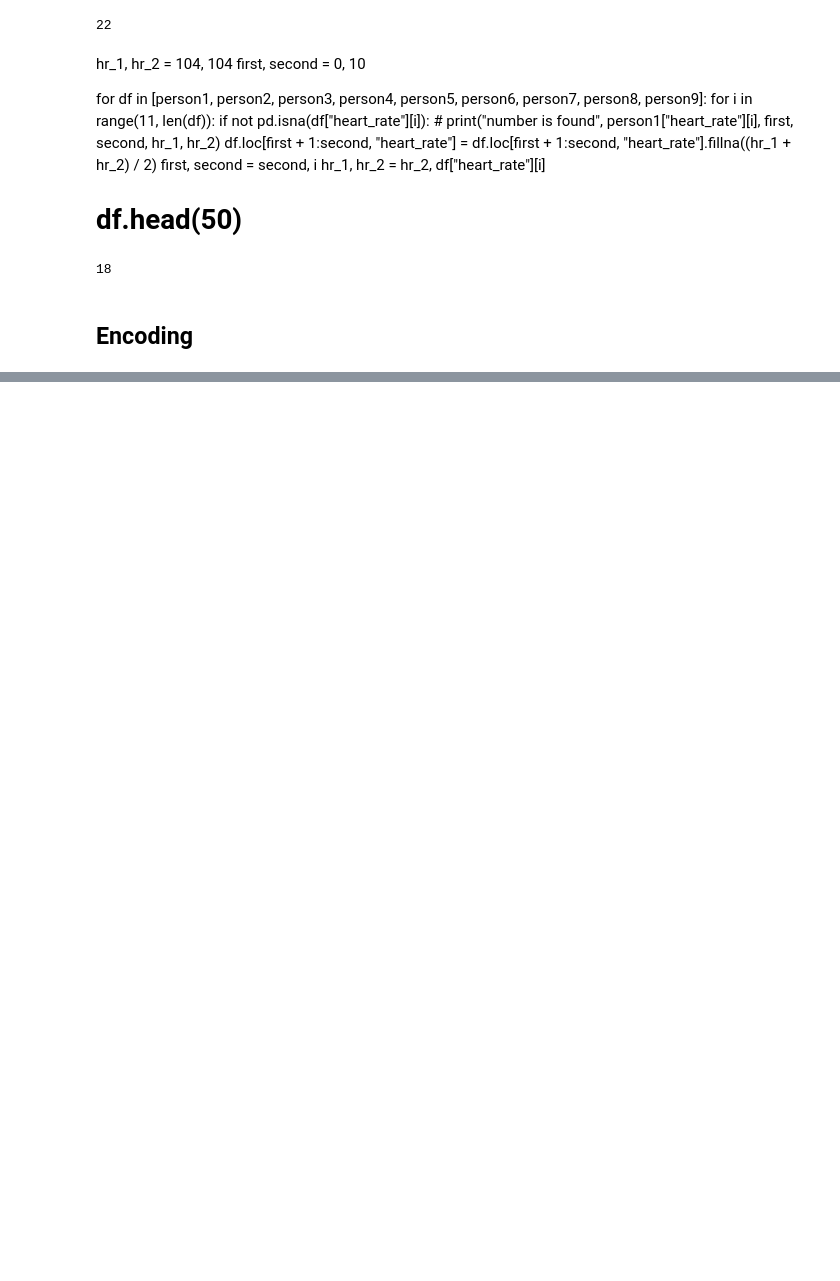
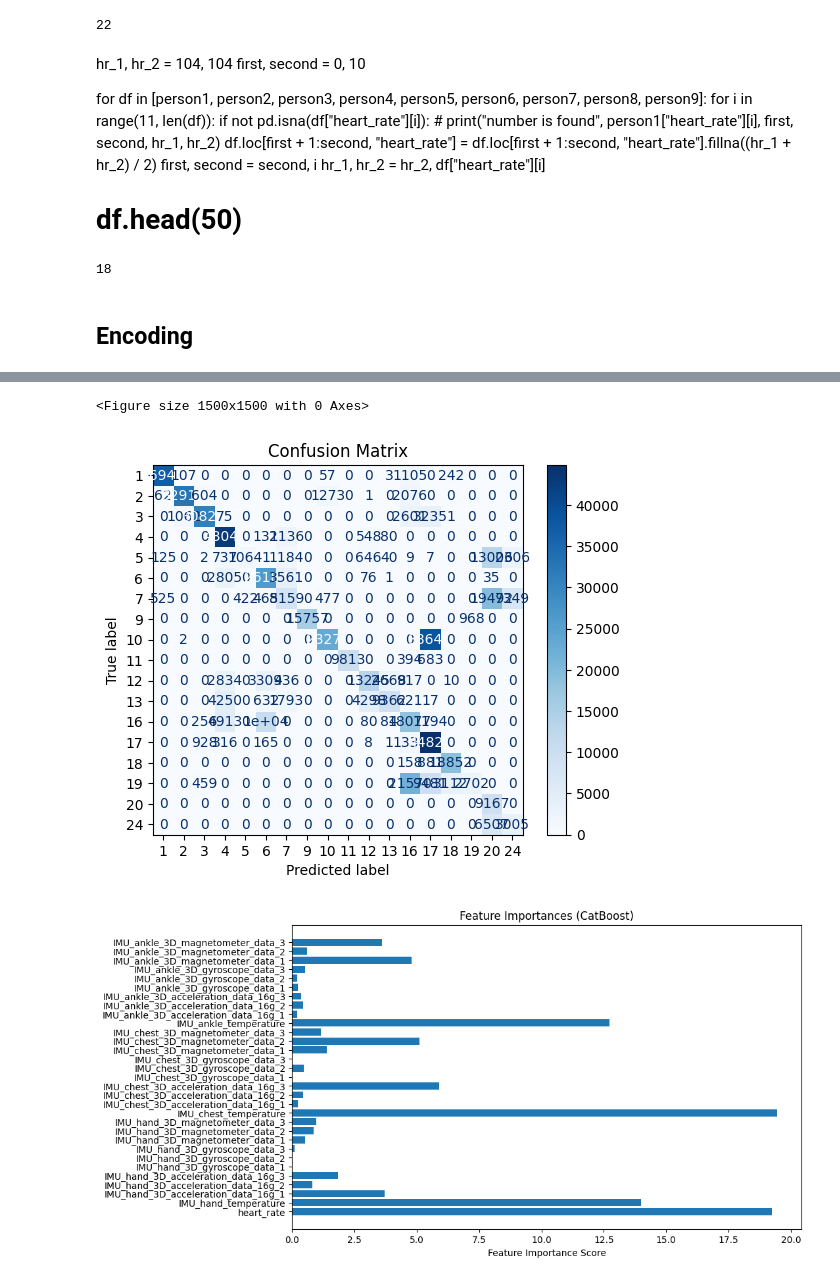
Before and after one commit to maxsonsgit/AI-classification-of-physical-activity, a Jupyter notebook: research.ipynb, the cells around one changed output, grey strips where cells are left out. Saved outputs shown, nothing was run; the diff lists cells and outputs as text; code cells hidden in the pictures; blank space fills up the shorter version.

```diff
--- a/research.ipynb
+++ b/research.ipynb
@@ -604,0 +843,53 @@ print(classification_report(y_test, y_pred))
+# %%
+import numpy as np
+import matplotlib.pyplot as plt
+from sklearn.preprocessing import LabelEncoder
+from sklearn.metrics import classification_report, confusion_matrix, ConfusionMatrixDisplay
+from catboost import CatBoostClassifier, Pool
+
+# Кодируем метки
+le = LabelEncoder()
+le.fit(all_classes)
+y_train_enc = le.transform(y_train)
+y_test_enc = le.transform(y_test)
+
+# Инициализация и обучение модели CatBoost
+model = CatBoostClassifier(
+    iterations=300,
+    depth=6,
+    learning_rate=0.1,
+    loss_function='MultiClass',
+    eval_metric='Accuracy',
+    custom_metric=['F1'],
+    verbose=100,
+    random_seed=42
+)
+
+model.fit(X_train, y_train_enc, eval_set=(X_test, y_test_enc), use_best_model=True)
+
+# Предсказание на тесте
+y_pred_enc = model.predict(X_test).flatten().astype(int)
+y_pred = le.inverse_transform(y_pred_enc)
+
+# Оценка модели
+print("Classification Report:")
+print(classification_report(y_test, y_pred))
+
+# Матрица ошибок
+cm = confusion_matrix(y_test_enc, y_pred_enc)
+disp = ConfusionMatrixDisplay(confusion_matrix=cm, display_labels=le.classes_)
+plt.figure(figsize=(15, 15))
+disp.plot(cmap=plt.cm.Blues)
+plt.title("Confusion Matrix")
+plt.show()
+
+# Визуализация важности признаков
+importances = model.get_feature_importance()
+features = X_train.columns
+
+plt.figure(figsize=(10, 6))
+plt.barh(features, importances)
+plt.xlabel("Feature Importance Score")
+plt.title("Feature Importances (CatBoost)")
+plt.show()
+# %% [output]
@@ -604,0 +913,3 @@ print(classification_report(y_test, y_pred))
+<Figure size 1500x1500 with 0 Axes>
+[figure, added]
+[figure, added]
```
Also changed, not shown: parts of 21 cells of this notebook, 1 other file.
